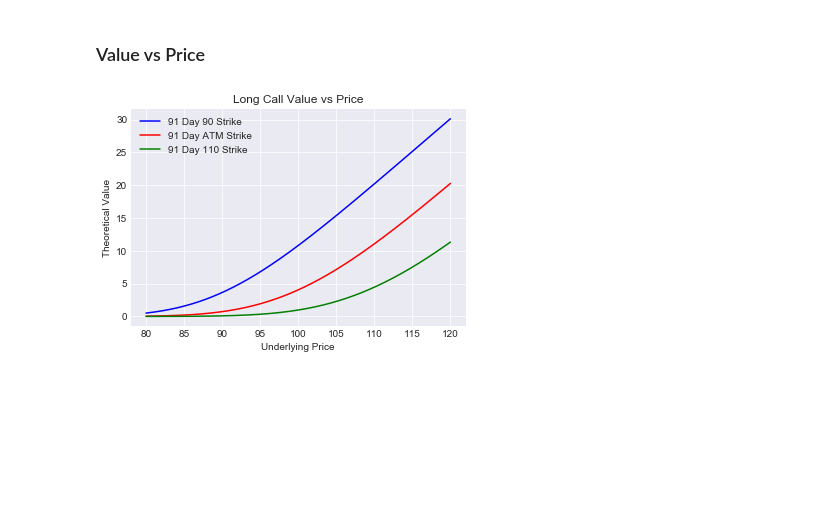
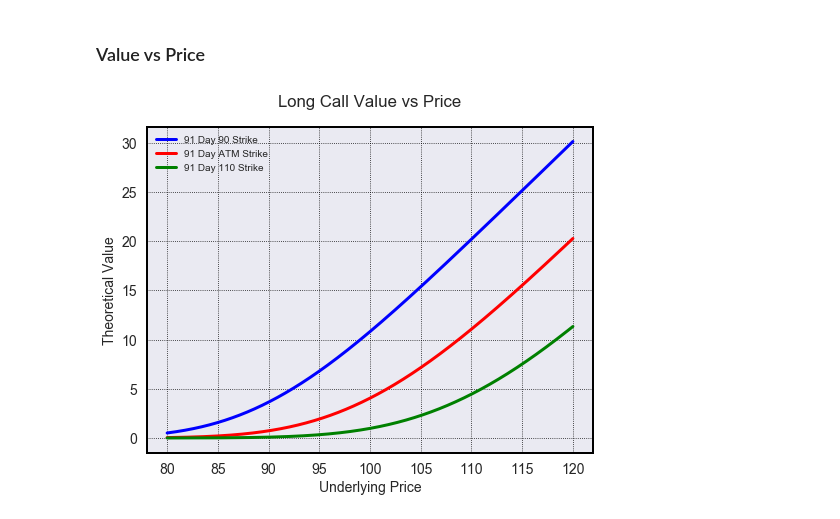
Before and after one commit to GBERESEARCH/optionvisualizer, a Jupyter notebook: notebooks/2D Greeks Graphs.ipynb, the cells around one changed output. Cells and saved outputs as stored; diff of their text form; code cells hidden in the pictures; blank space fills up the shorter version.

```diff
--- a/notebooks/2D Greeks Graphs.ipynb
+++ b/notebooks/2D Greeks Graphs.ipynb
@@ -32,7 +34,7 @@ opt.greeks(x_plot='time', y_plot='delta', option='put', G1=105, G2=110, G3=115,
 # %% [markdown]
 ### Value vs Price
 # %%
-opt.greeks(x_plot='price', y_plot='value')
+opt.visualize(risk=True, x_plot='price', y_plot='value')
 # %% [output]
-[figure, old version]
+[figure, new version]
 # %%
```
Also changed, not shown: parts of 19 cells of this notebook, 2 other files.
